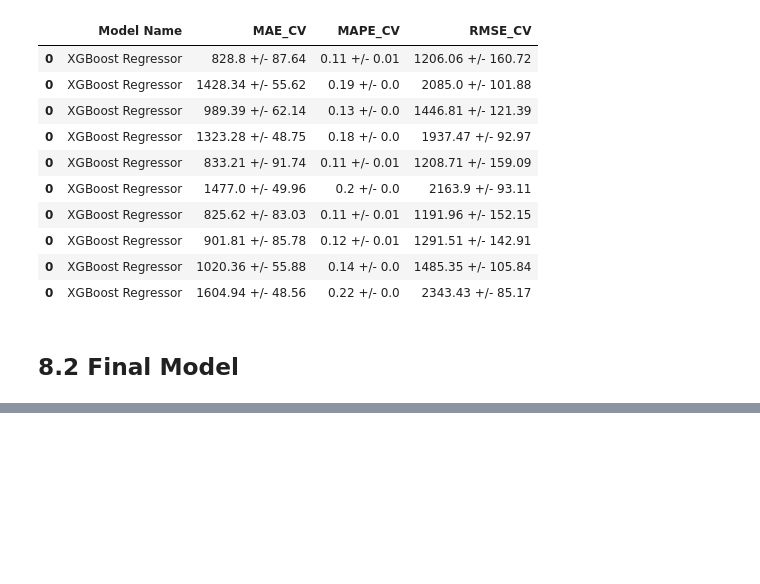
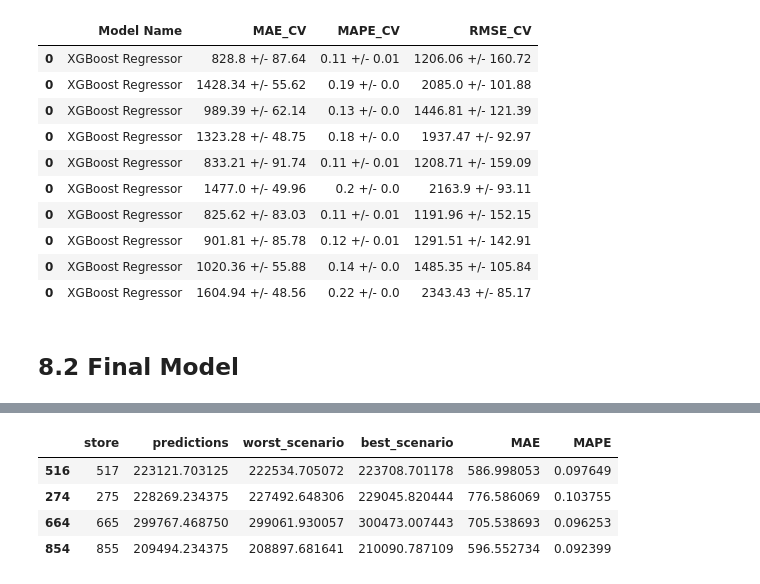
Before and after one commit to emidiovaleretto/rossmann-sales-prediction, a Jupyter notebook: Store_Sales_Prediction.ipynb, the cells around one changed output, grey strips where cells are left out. Cells and saved outputs as stored; diff of their text form; code cells hidden in the pictures; blank space fills up the shorter version.

```diff
--- a/Store_Sales_Prediction.ipynb
+++ b/Store_Sales_Prediction.ipynb
@@ -1361,0 +1400,8 @@ xgb_result_tunned
+# %%
+df92.sample(4)
+# %% [output]
+|  | store | predictions | worst_scenario | best_scenario | MAE | MAPE |
+| 516 | 517 | 223121.703125 | 222534.705072 | 223708.701178 | 586.998053 | 0.097649 |
+| 274 | 275 | 228269.234375 | 227492.648306 | 229045.820444 | 776.586069 | 0.103755 |
+| 664 | 665 | 299767.468750 | 299061.930057 | 300473.007443 | 705.538693 | 0.096253 |
+| 854 | 855 | 209494.234375 | 208897.681641 | 210090.787109 | 596.552734 | 0.092399 |
```
Also changed, not shown: parts of 18 cells of this notebook.
